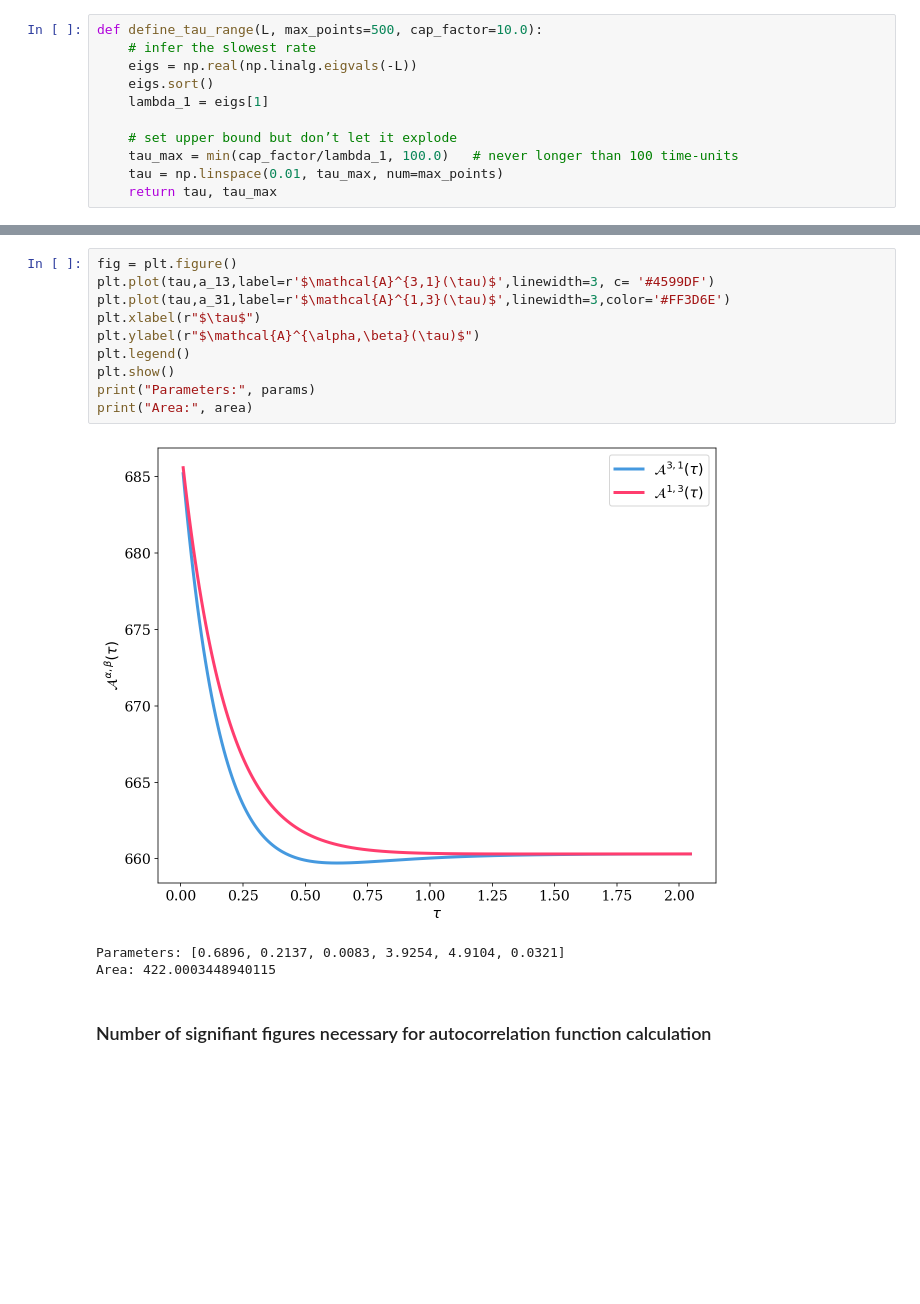
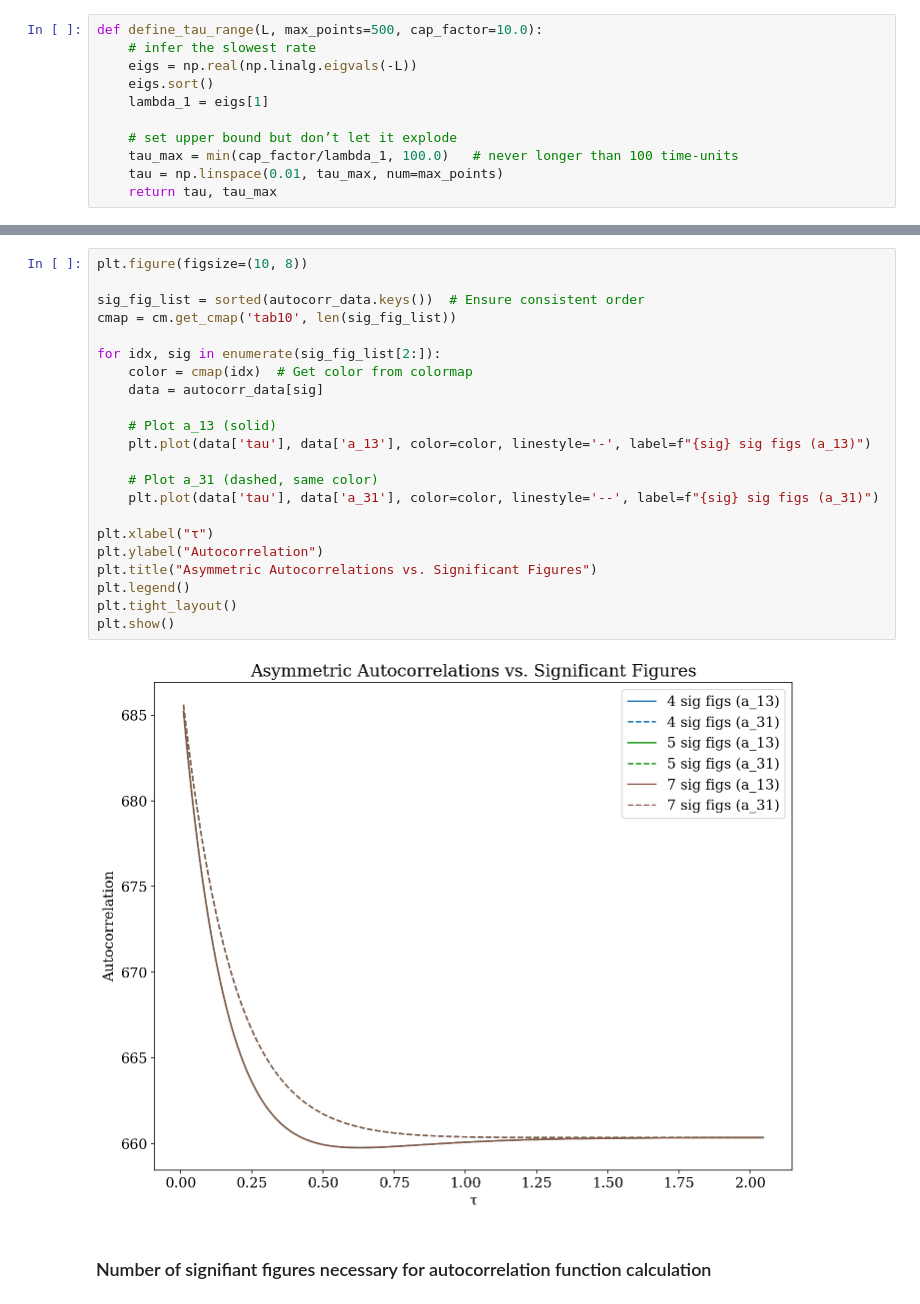
Before and after one commit to sjhaque14/steinberg-signature, a Jupyter notebook: quality_checks.ipynb, the cells around one changed output, grey strips where cells are left out. Saved outputs shown, nothing was run; the diff lists cells and outputs as text; blank space fills up the shorter version.

```diff
--- a/quality_checks.ipynb
+++ b/quality_checks.ipynb
@@ -72,17 +103,27 @@ NameError: name 'param' is not defined
 # %%
-fig = plt.figure()
-plt.plot(tau,a_13,label=r'$\mathcal{A}^{3,1}(\tau)$',linewidth=3, c= '#4599DF')
-plt.plot(tau,a_31,label=r'$\mathcal{A}^{1,3}(\tau)$',linewidth=3,color='#FF3D6E')
-plt.xlabel(r"$\tau$")
-plt.ylabel(r"$\mathcal{A}^{\alpha,\beta}(\tau)$")
+plt.figure(figsize=(10, 8))
+
+sig_fig_list = sorted(autocorr_data.keys())  # Ensure consistent order
+cmap = cm.get_cmap('tab10', len(sig_fig_list))
+
+for idx, sig in enumerate(sig_fig_list[2:]):
+    color = cmap(idx)  # Get color from colormap
+    data = autocorr_data[sig]
+
+    # Plot a_13 (solid)
+    plt.plot(data['tau'], data['a_13'], color=color, linestyle='-', label=f"{sig} sig figs (a_13)")
+
+    # Plot a_31 (dashed, same color)
+    plt.plot(data['tau'], data['a_31'], color=color, linestyle='--', label=f"{sig} sig figs (a_31)")
+
+plt.xlabel("τ")
+plt.ylabel("Autocorrelation")
+plt.title("Asymmetric Autocorrelations vs. Significant Figures")
 plt.legend()
+plt.tight_layout()
 plt.show()
-print("Parameters:", params)
-print("Area:", area)
 # %% [output]
-[figure, old version]
+[figure, new version]
-Parameters: [0.6896, 0.2137, 0.0083, 3.9254, 4.9104, 0.0321]
-Area: 422.0003448940115
 # %% [markdown]
 ### Number of signifiant figures necessary for autocorrelation function calculation
 # %% [markdown]
```
Also changed, not shown: parts of 2 cells of this notebook, 1 other file.
